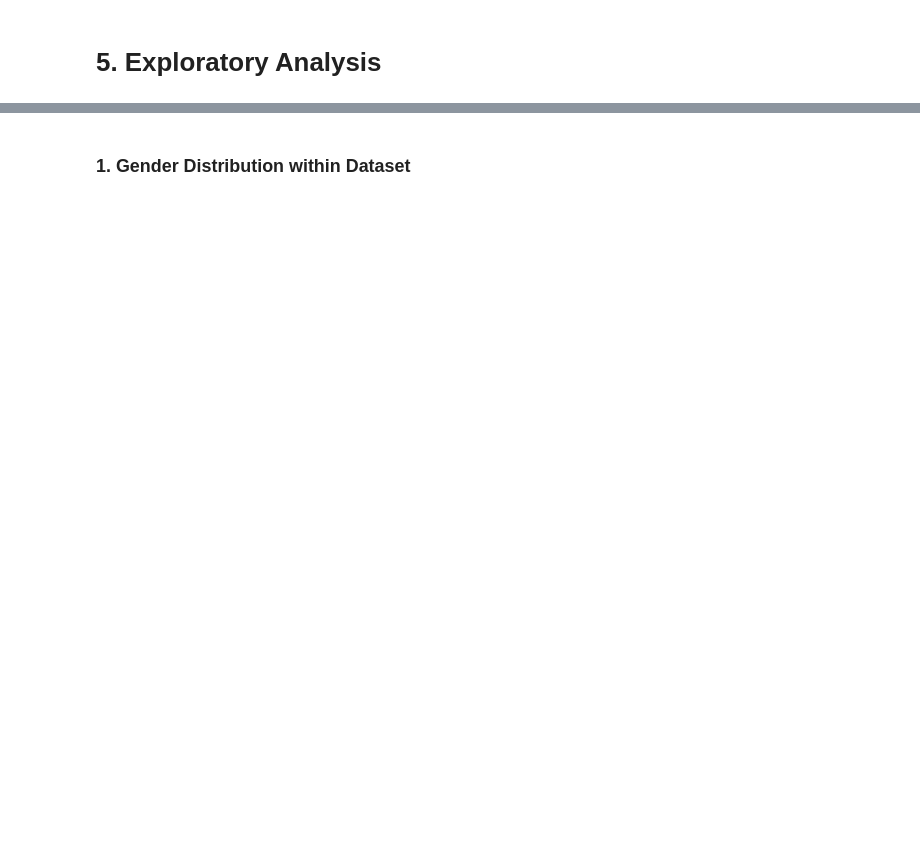
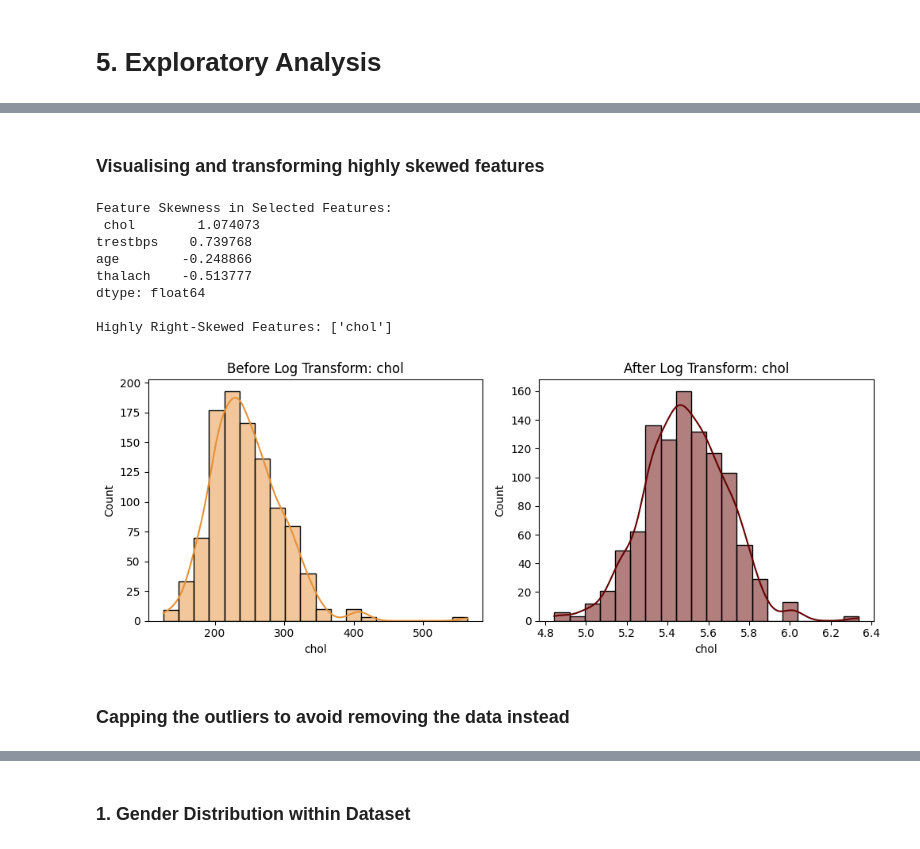
Before and after one commit to MartinKyng/Healthcare, a Jupyter notebook: main.ipynb, the cells around one changed output, grey strips where cells are left out. Cells and saved outputs as stored; diff of their text form; code cells hidden in the pictures; blank space fills up the shorter version.

```diff
--- a/main.ipynb
+++ b/main.ipynb
@@ -172,0 +194,43 @@ plt.close()
+# %% [markdown]
+### Visualising and transforming highly skewed features
+# %%
+
+selected_features = ['age', 'trestbps', 'chol', 'thalach']
+
+# Check skewness only for these features
+skew_vals = df[selected_features].skew().sort_values(ascending=False)
+print("Feature Skewness in Selected Features:\n", skew_vals)
+
+#  Identify features with high right skewness (> 1)
+right_skewed = skew_vals[skew_vals > 1].index.tolist()
+print("\nHighly Right-Skewed Features:", right_skewed)
+
+#  Apply log1p (log(1 + x)) transformation only to those features
+df_subset_log = df.copy()
+df_subset_log[right_skewed] = np.log1p(df_subset_log[right_skewed])
+
+#  Compare before vs after transformation visually
+for col in right_skewed:
+    plt.figure(figsize=(10, 4))
+    plt.subplot(1, 2, 1)
+    sns.histplot(df[col], kde=True, bins=20, color= color[0])
+    plt.title(f"Before Log Transform: {col}")
+
+    plt.subplot(1, 2, 2)
+    sns.histplot(df_subset_log[col], kde=True, bins=20, color= color[1])
+    plt.title(f"After Log Transform: {col}")
+
+    plt.tight_layout()
+    plt.show()
+# %% [output]
+Feature Skewness in Selected Features:
+ chol        1.074073
+trestbps    0.739768
+age        -0.248866
+thalach    -0.513777
+dtype: float64
+
+Highly Right-Skewed Features: ['chol']
+[figure, added]
+# %% [markdown]
+### Capping the outliers to avoid removing the data instead
```
Also changed, not shown: parts of 33 cells of this notebook, 44 other files.
